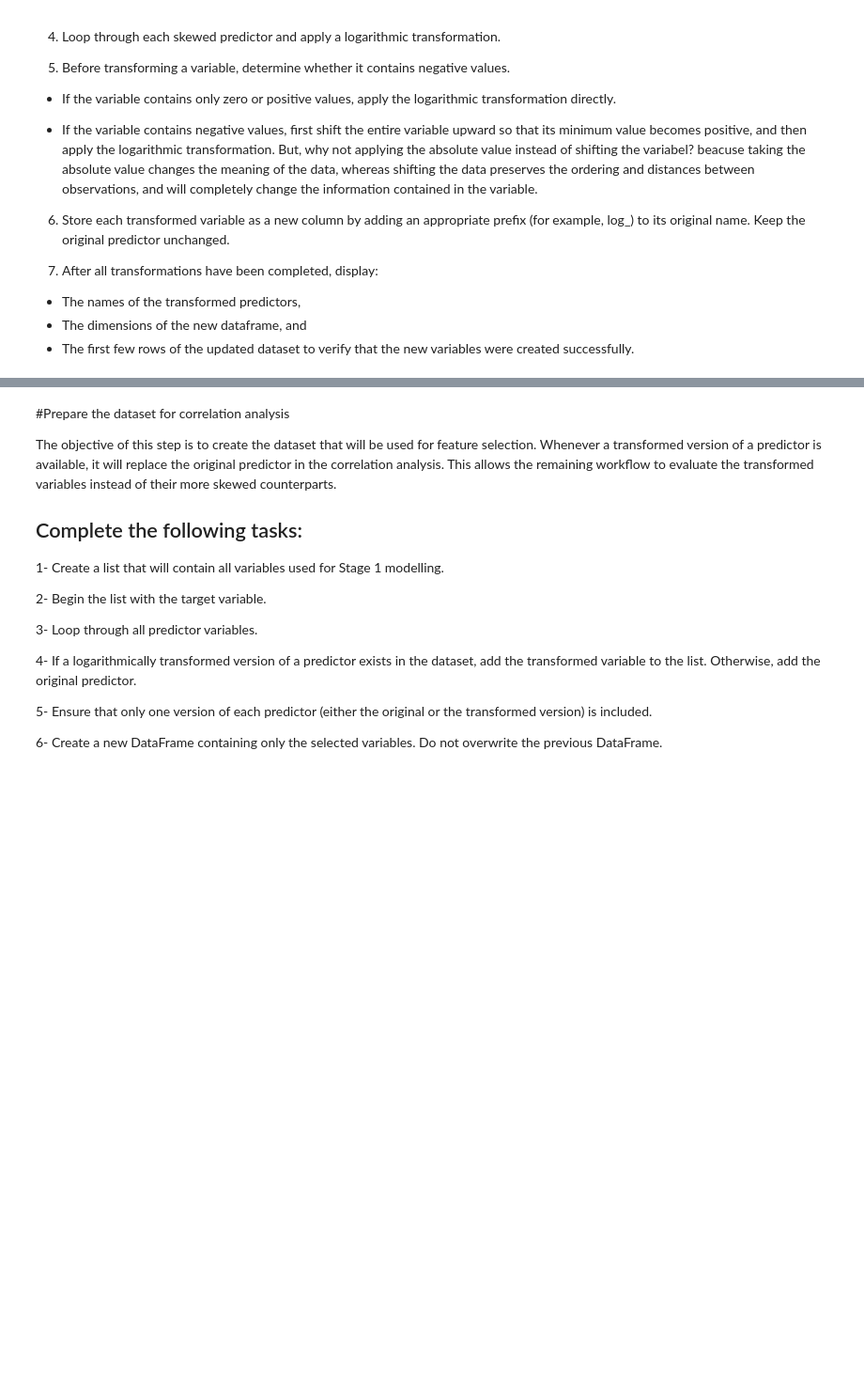
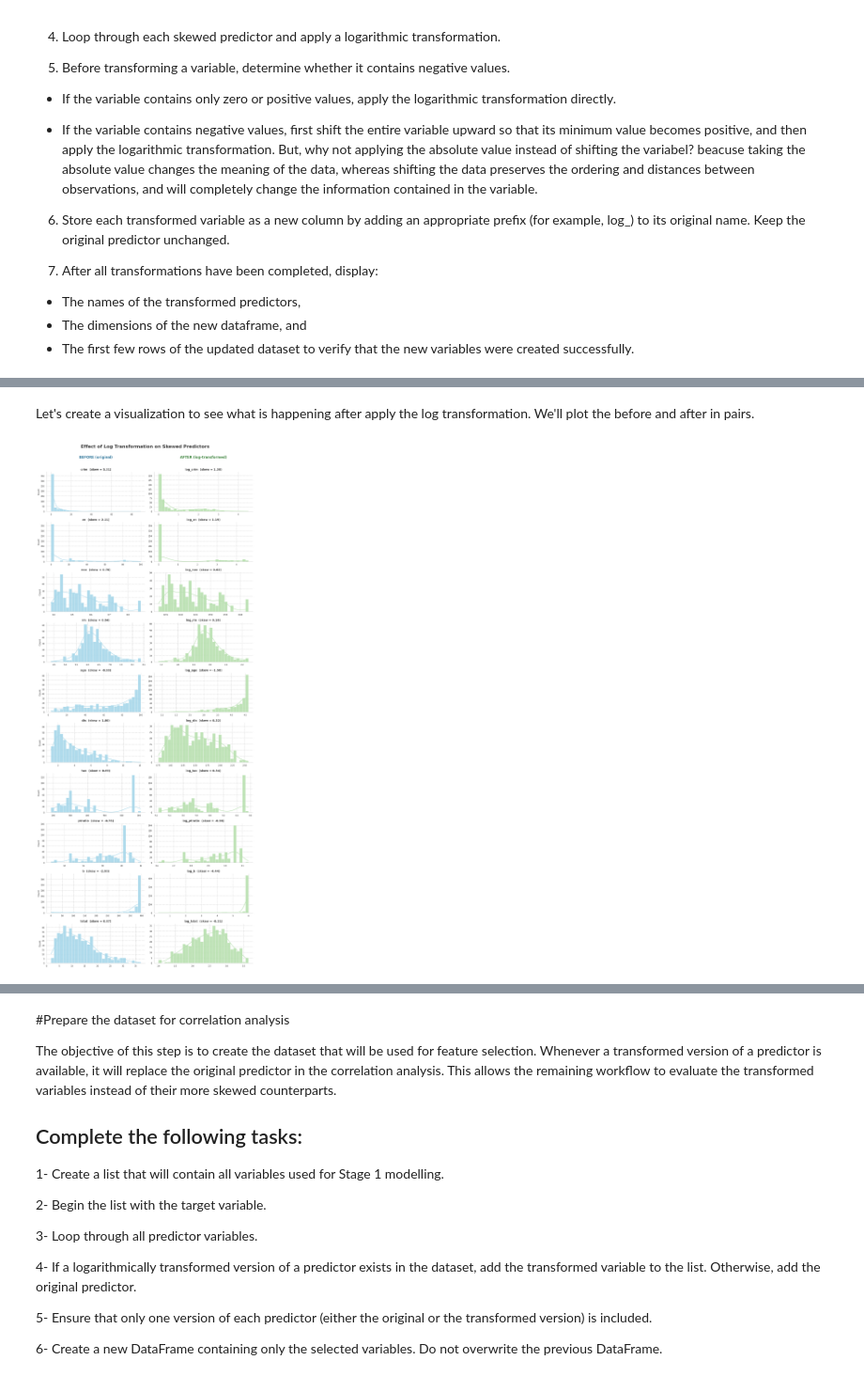
Before and after one commit to JoseAlberto88/Predictive-Analytics-, a Jupyter notebook: DAMO510_Module_04_in_Class_Activity_Starter_notebook.ipynb, the cells around one changed output, grey strips where cells are left out. Shown at 94% size. Cells and saved outputs as stored; diff of their text form; code cells hidden in the pictures; blank space fills up the shorter version.

```diff
--- a/DAMO510_Module_04_in_Class_Activity_Starter_notebook.ipynb
+++ b/DAMO510_Module_04_in_Class_Activity_Starter_notebook.ipynb
@@ -334,0 +352,19 @@ Shape after adding transformed predictors: (498, 24)
+# %%
+# Steps 4-6: Loop through each skewed predictor, check for negative values,
+# shift if needed (never use abs(), since that distorts meaning/ordering),
+# then apply log1p and store as a new column with a "log_" prefix
+transformed_predictors = []
+
+for col in skewed_predictors:
+    min_val = df_d[col].min()
+
+    if min_val < 0:
+        # Shift so the minimum becomes 0 (preserves ordering/distances,
+        # unlike taking the absolute value, which would distort the data)
+        shifted = df_d[col] - min_val
+        df_d[f"log_{col}"] = np.log1p(shifted)
+    else:
+        # Already zero/positive — log1p handles zeros safely (log1p(0) = 0)
+        df_d[f"log_{col}"] = np.log1p(df_d[col])
+
+    transformed_predictors.append(f"log_{col}")
@@ -334,0 +386,57 @@ Shape after adding transformed predictors: (498, 24)
+# %% [markdown]
+Let's create a visualization to see what is happening after apply the log transformation. We'll plot the before and after in pairs.
+# %%
+import matplotlib.pyplot as plt
+import seaborn as sns
+import pandas as pd
+import numpy as np
+
+sns.set_style("whitegrid", {"grid.linestyle": "--", "grid.alpha": 0.3})
+
+# Pastel colors: one for "before", one for "after"
+color_before = "#A8D8EA"   # soft blue
+color_after  = "#B8E0B0"   # soft green
+
+n = len(skewed_predictors)
+fig, axes = plt.subplots(n, 2, figsize=(11, n * 2.6))
+
+for i, col in enumerate(skewed_predictors):
+    log_col = f"log_{col}"
+
+    skew_before = df_d[col].skew()
+    skew_after = df_d[log_col].skew()
+
+    # Before
+    sns.histplot(df_d[col], kde=True, bins=30, color=color_before,
+                 edgecolor="white", linewidth=0.5, alpha=0.9, ax=axes[i, 0])
+    axes[i, 0].set_title(f"{col}  (skew = {skew_before:.2f})",
+                          fontsize=10, fontweight="bold", color="#444444")
+    axes[i, 0].set_xlabel("")
+    axes[i, 0].set_ylabel("Count", fontsize=8)
+    axes[i, 0].tick_params(labelsize=7)
+    axes[i, 0].spines["top"].set_visible(False)
+    axes[i, 0].spines["right"].set_visible(False)
+
+    # After
+    sns.histplot(df_d[log_col], kde=True, bins=30, color=color_after,
+                 edgecolor="white", linewidth=0.5, alpha=0.9, ax=axes[i, 1])
+    axes[i, 1].set_title(f"{log_col}  (skew = {skew_after:.2f})",
+                          fontsize=10, fontweight="bold", color="#444444")
+    axes[i, 1].set_xlabel("")
+    axes[i, 1].set_ylabel("")
+    axes[i, 1].tick_params(labelsize=7)
+    axes[i, 1].spines["top"].set_visible(False)
+    axes[i, 1].spines["right"].set_visible(False)
+
+# Column headers
+axes[0, 0].annotate("BEFORE (original)", xy=(0.5, 1.35), xycoords="axes fraction",
+                     ha="center", fontsize=12, fontweight="bold", color="#3B7EA1")
+axes[0, 1].annotate("AFTER (log-transformed)", xy=(0.5, 1.35), xycoords="axes fraction",
+                     ha="center", fontsize=12, fontweight="bold", color="#4E8F4E")
+
+fig.suptitle("Effect of Log Transformation on Skewed Predictors",
+             fontsize=16, fontweight="bold", color="#333333", y=1.005)
+plt.tight_layout()
+plt.show()
+# %% [output]
+[figure, added]
```
Also changed, not shown: parts of 13 cells of this notebook.
